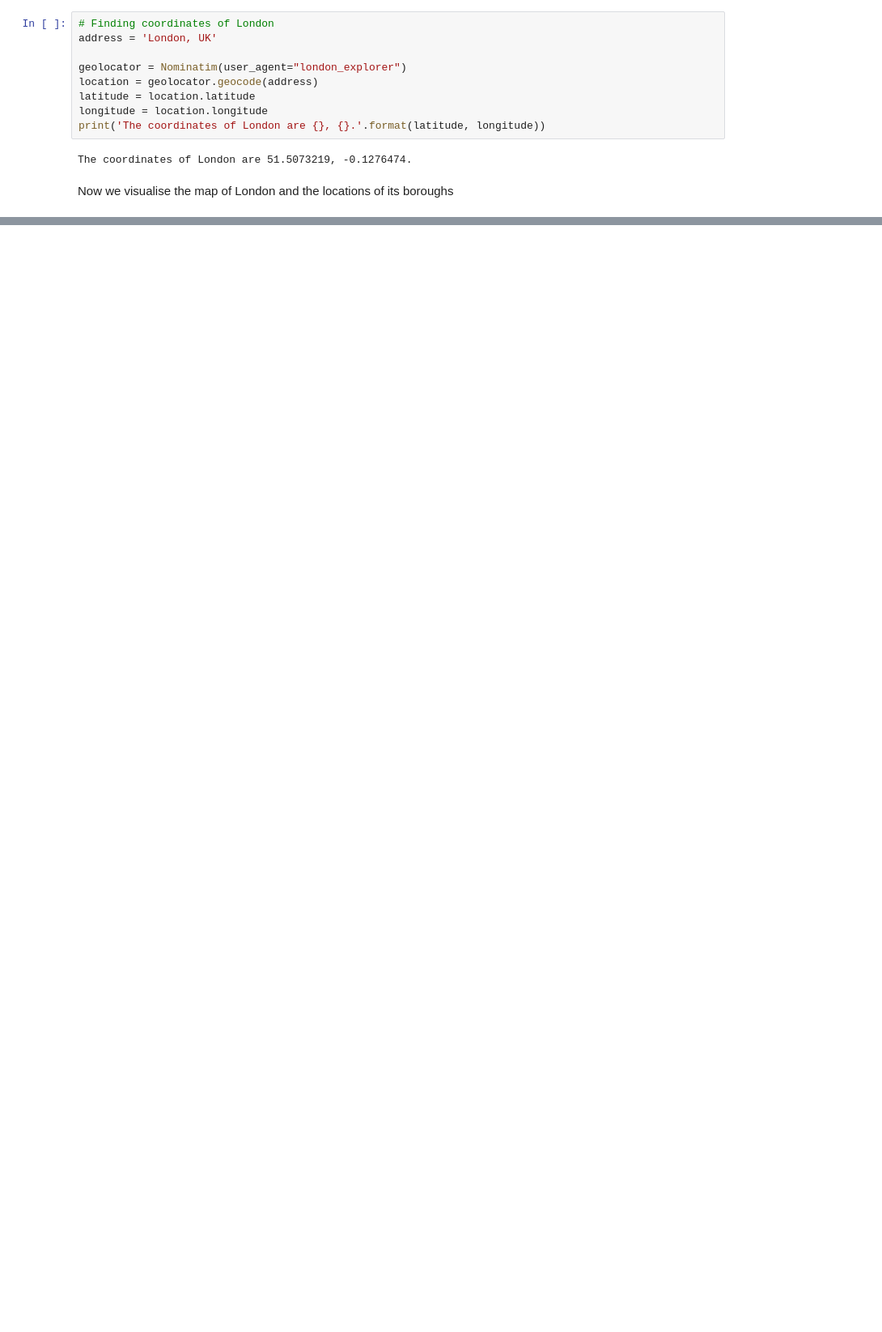
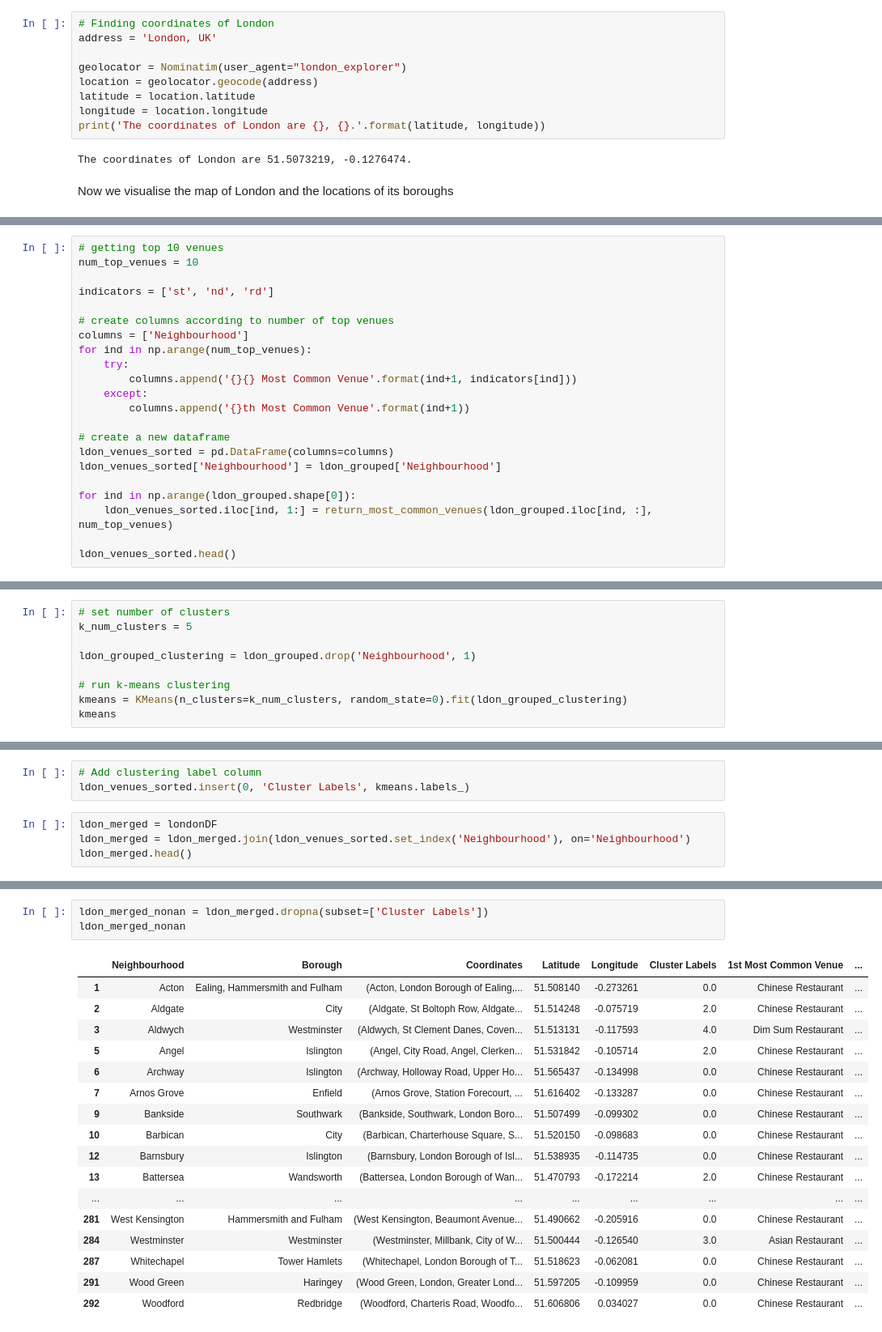
Before and after one commit to jkchuong/Data_Science_Capstone, a Jupyter notebook: The Battle of Neighbourhoods 2.ipynb, the cells around one changed output, grey strips where cells are left out. Shown at 81% size. Drawn from its saved outputs; the diff is of its cells as text; blank space fills up the shorter version.

```diff
--- a/The Battle of Neighbourhoods 2.ipynb
+++ b/The Battle of Neighbourhoods 2.ipynb
@@ -183,0 +376,22 @@ map_London
+# %%
+# getting top 10 venues
+num_top_venues = 10
+
+indicators = ['st', 'nd', 'rd']
+
+# create columns according to number of top venues
+columns = ['Neighbourhood']
+for ind in np.arange(num_top_venues):
+    try:
+        columns.append('{}{} Most Common Venue'.format(ind+1, indicators[ind]))
+    except:
+        columns.append('{}th Most Common Venue'.format(ind+1))
+
+# create a new dataframe
+ldon_venues_sorted = pd.DataFrame(columns=columns)
+ldon_venues_sorted['Neighbourhood'] = ldon_grouped['Neighbourhood']
+
+for ind in np.arange(ldon_grouped.shape[0]):
+    ldon_venues_sorted.iloc[ind, 1:] = return_most_common_venues(ldon_grouped.iloc[ind, :], num_top_venues)
+
+ldon_venues_sorted.head()
@@ -183,0 +405,9 @@ map_London
+# %%
+# set number of clusters
+k_num_clusters = 5
+
+ldon_grouped_clustering = ldon_grouped.drop('Neighbourhood', 1)
+
+# run k-means clustering
+kmeans = KMeans(n_clusters=k_num_clusters, random_state=0).fit(ldon_grouped_clustering)
+kmeans
@@ -183,0 +424,7 @@ map_London
+# %%
+# Add clustering label column
+ldon_venues_sorted.insert(0, 'Cluster Labels', kmeans.labels_)
+# %%
+ldon_merged = londonDF
+ldon_merged = ldon_merged.join(ldon_venues_sorted.set_index('Neighbourhood'), on='Neighbourhood')
+ldon_merged.head()
@@ -183,0 +438,21 @@ map_London
+# %%
+ldon_merged_nonan = ldon_merged.dropna(subset=['Cluster Labels'])
+ldon_merged_nonan
+# %% [output]
+|  | Neighbourhood | Borough | Coordinates | Latitude | Longitude | Cluster Labels | 1st Most Common Venue | ... |
+| 1 | Acton | Ealing, Hammersmith and Fulham | (Acton, London Borough of Ealing,... | 51.508140 | -0.273261 | 0.0 | Chinese Restaurant | ... |
+| 2 | Aldgate | City | (Aldgate, St Boltoph Row, Aldgate... | 51.514248 | -0.075719 | 2.0 | Chinese Restaurant | ... |
+| 3 | Aldwych | Westminster | (Aldwych, St Clement Danes, Coven... | 51.513131 | -0.117593 | 4.0 | Dim Sum Restaurant | ... |
+| 5 | Angel | Islington | (Angel, City Road, Angel, Clerken... | 51.531842 | -0.105714 | 2.0 | Chinese Restaurant | ... |
+| 6 | Archway | Islington | (Archway, Holloway Road, Upper Ho... | 51.565437 | -0.134998 | 0.0 | Chinese Restaurant | ... |
+| 7 | Arnos Grove | Enfield | (Arnos Grove, Station Forecourt, ... | 51.616402 | -0.133287 | 0.0 | Chinese Restaurant | ... |
+| 9 | Bankside | Southwark | (Bankside, Southwark, London Boro... | 51.507499 | -0.099302 | 0.0 | Chinese Restaurant | ... |
+| 10 | Barbican | City | (Barbican, Charterhouse Square, S... | 51.520150 | -0.098683 | 0.0 | Chinese Restaurant | ... |
+| 12 | Barnsbury | Islington | (Barnsbury, London Borough of Isl... | 51.538935 | -0.114735 | 0.0 | Chinese Restaurant | ... |
+| 13 | Battersea | Wandsworth | (Battersea, London Borough of Wan... | 51.470793 | -0.172214 | 2.0 | Chinese Restaurant | ... |
+| ... | ... | ... | ... | ... | ... | ... | ... | ... |
+| 281 | West Kensington | Hammersmith and Fulham | (West Kensington, Beaumont Avenue... | 51.490662 | -0.205916 | 0.0 | Chinese Restaurant | ... |
+| 284 | Westminster | Westminster | (Westminster, Millbank, City of W... | 51.500444 | -0.126540 | 3.0 | Asian Restaurant | ... |
+| 287 | Whitechapel | Tower Hamlets | (Whitechapel, London Borough of T... | 51.518623 | -0.062081 | 0.0 | Chinese Restaurant | ... |
+| 291 | Wood Green | Haringey | (Wood Green, London, Greater Lond... | 51.597205 | -0.109959 | 0.0 | Chinese Restaurant | ... |
+| 292 | Woodford | Redbridge | (Woodford, Charteris Road, Woodfo... | 51.606806 | 0.034027 | 0.0 | Chinese Restaurant | ... |
```
Also changed, not shown: parts of 72 cells of this notebook.
